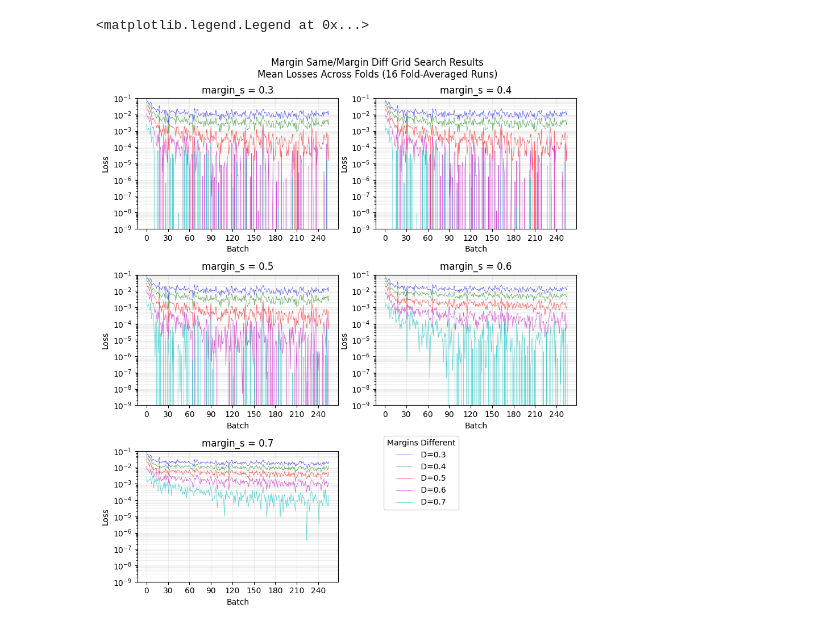
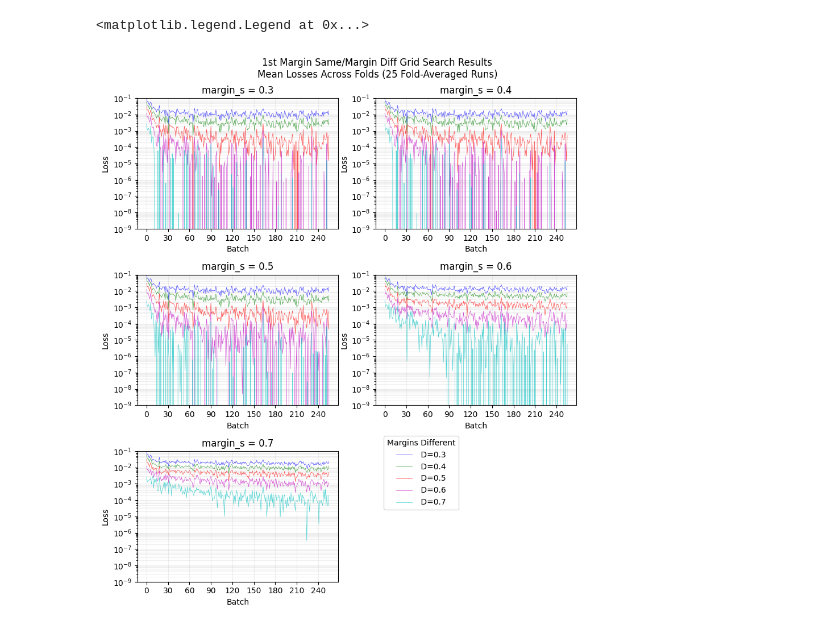
Before and after one commit to zacharyabolton/historical_av_with_SBERT, a Jupyter notebook: notebooks/losses_loader_visualizer.ipynb, the cells around one changed output. Cells and saved outputs as stored; diff of their text form; code cells hidden in the pictures.

```diff
--- a/notebooks/losses_loader_visualizer.ipynb
+++ b/notebooks/losses_loader_visualizer.ipynb
@@ -114,36 +114,36 @@ for ax in (ax1, ax2, ax3, ax4, ax5):
     ax.set_ylim(0.000000001, 0.1)
     ax.grid(True, which="both", ls="-", alpha=0.2)
     ax.xaxis.set_major_locator(ticker.MaxNLocator(integer=True))
 
 for title, mean_losses, margin_s, margin_d in zip(
    exps_data['Title'],
    exps_data['Mean Losses'],
    exps_data['Margin S'],
    exps_data['Margin D']):
     ax = axes[margin_s]
     color = margin_d_colors[margin_d]
 
     batch_numbers = np.arange(len(mean_losses))
     ax.plot(batch_numbers, mean_losses, color+'-', alpha=0.7,
             label=f'S={margin_s:.1f}, D={margin_d:.1f}', linewidth=0.5)
     ax.set_title(f'margin_s = {margin_s}')
 
     plt.tight_layout()
     plt.subplots_adjust(right=0.85)
     plt.grid(True)
 
-    fig.suptitle(("Margin Same/Margin Diff Grid Search Results\nMean"
-                  " Losses Across Folds (16 Fold-Averaged Runs)"))
+    fig.suptitle(("1st Margin Same/Margin Diff Grid Search Results\nMean"
+                  " Losses Across Folds (25 Fold-Averaged Runs)"))
 
 handles, labels = ax4.get_legend_handles_labels()
 labels = [label[6:] for label in labels]
 fig.legend(handles, labels,
            title='Margins Different',
            loc='center right',
            bbox_to_anchor=(0.65, 0.25))
 # %% [output]
 <matplotlib.legend.Legend at 0x...>
-[figure, old version]
+[figure, new version]
 # %%
 score_data = {}
 targ_cols = [
```
Also changed, not shown: parts of 1 cell of this notebook.
